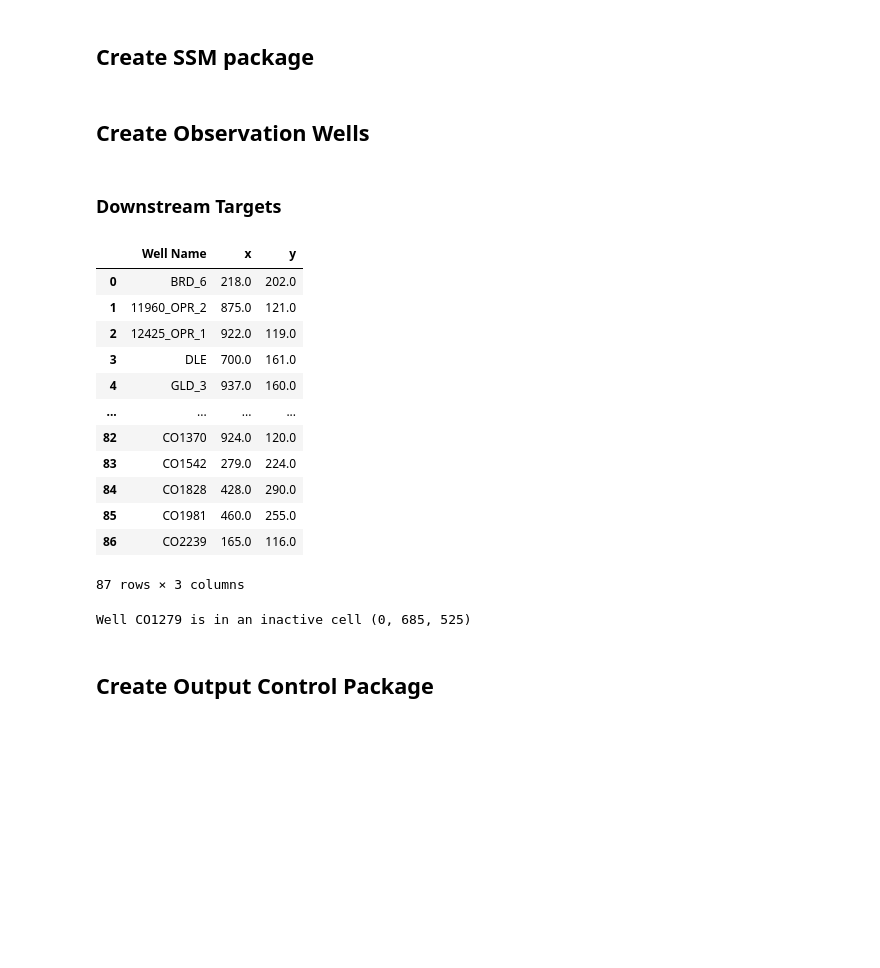
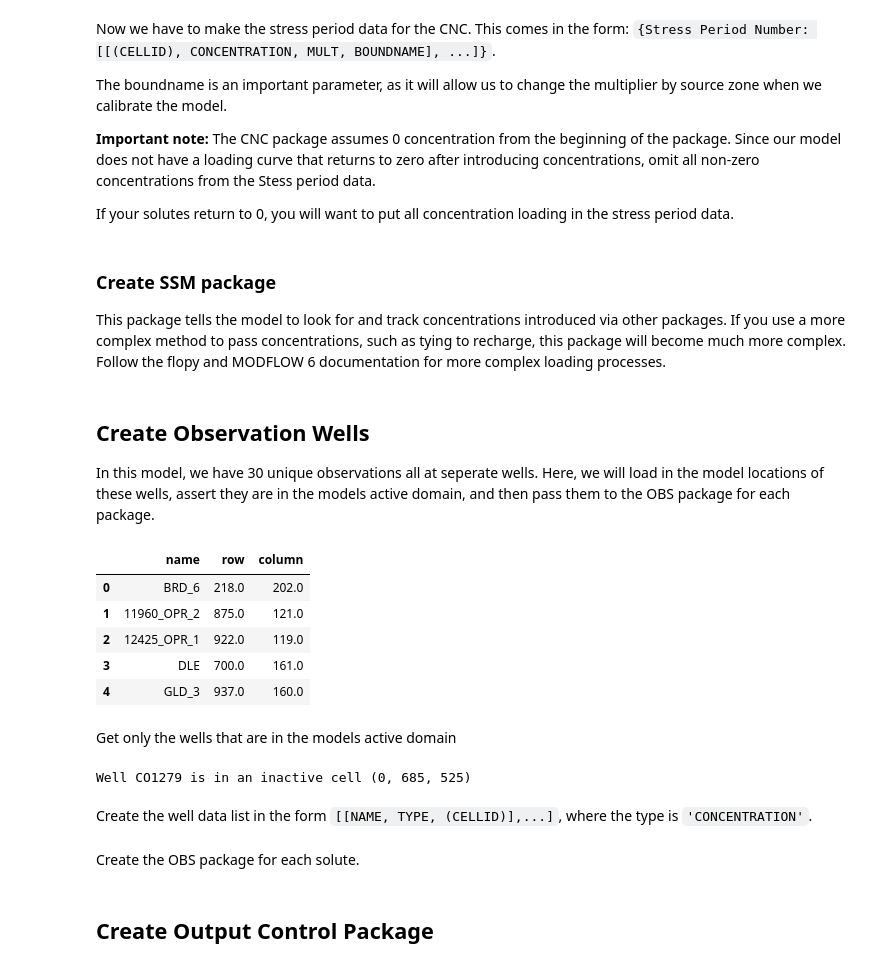
Before and after one commit to jackplogan33/peterson-modflow, a Jupyter notebook: notebooks/02-transport-model.ipynb, the cells around one changed output. Cells and saved outputs as stored; diff of their text form; code cells hidden in the pictures; blank space fills up the shorter version.

```diff
--- a/notebooks/02-transport-model.ipynb
+++ b/notebooks/02-transport-model.ipynb
@@ -448 +232,10 @@ source_cells = pd.read_csv('../input-files/data-files/tran-source-cells.csv')
+# %% [markdown]
+Now we have to make the stress period data for the CNC. This comes in the form:
+`{Stress Period Number: [[(CELLID), CONCENTRATION, MULT, BOUNDNAME], ...]}`.
+
+The boundname is an important parameter, as it will allow us to change the multiplier by source zone when we calibrate the model.
+
+**Important note:** The CNC package assumes 0 concentration from the beginning of the package. Since our model does not have a loading curve that returns to zero after introducing concentrations, omit all non-zero concentrations from the Stess period data.
+
+If your solutes return to 0, you will want to put all concentration loading in the stress period data.
 # %%
@@ -523,3 +280,5 @@ for i, cell in source_cells.iterrows():
 # %% [markdown]
-## Create SSM package
+### Create SSM package
+
+This package tells the model to look for and track concentrations introduced via other packages. If you use a more complex method to pass concentrations, such as tying to recharge, this package will become much more complex. Follow the flopy and MODFLOW 6 documentation for more complex loading processes.
 # %%
@@ -540,4 +291,4 @@ ssm_pfhxs = mf6.ModflowGwtssm(
 # %% [markdown]
 ## Create Observation Wells
+
+In this model, we have 30 unique observations all at seperate wells. Here, we will load in the model locations of these wells, assert they are in the models active domain, and then pass them to the OBS package for each package.
-# %% [markdown]
-### Downstream Targets
@@ -548,18 +295,14 @@ idomain = np.loadtxt('../input-files/data-files/dis-idomain.dat')
-# %%
-obs_wells
-# %% [output]
-|  | Well Name | x | y |
-| 0 | BRD_6 | 218.0 | 202.0 |
-| 1 | 11960_OPR_2 | 875.0 | 121.0 |
-| 2 | 12425_OPR_1 | 922.0 | 119.0 |
-| 3 | DLE | 700.0 | 161.0 |
-| 4 | GLD_3 | 937.0 | 160.0 |
-| ... | ... | ... | ... |
-| 82 | CO1370 | 924.0 | 120.0 |
-| 83 | CO1542 | 279.0 | 224.0 |
-| 84 | CO1828 | 428.0 | 290.0 |
-| 85 | CO1981 | 460.0 | 255.0 |
-| 86 | CO2239 | 165.0 | 116.0 |
-87 rows × 3 columns
+# %%
+obs_wells = pd.read_csv('../model/data/transport/observation-wells.csv')
+obs_wells.head()
+# %% [output]
+|  | name | row | column |
+| 0 | BRD_6 | 218.0 | 202.0 |
+| 1 | 11960_OPR_2 | 875.0 | 121.0 |
+| 2 | 12425_OPR_1 | 922.0 | 119.0 |
+| 3 | DLE | 700.0 | 161.0 |
+| 4 | GLD_3 | 937.0 | 160.0 |
+# %% [markdown]
+Get only the wells that are in the models active domain
 # %%
 well_data = {}
@@ -578,3 +322,5 @@ for i, well in obs_wells.iterrows():
 # %% [output]
 Well CO1279 is in an inactive cell (0, 685, 525)
+# %% [markdown]
+Create the well data list in the form `[[NAME, TYPE, (CELLID)],...]`, where the type is `'CONCENTRATION'`.
 # %%
@@ -590 +332,3 @@ for name, cell in well_data.items():
+# %% [markdown]
+Create the OBS package for each solute.
 # %%
```
Also changed, not shown: parts of 60 cells of this notebook, 5 other files.
